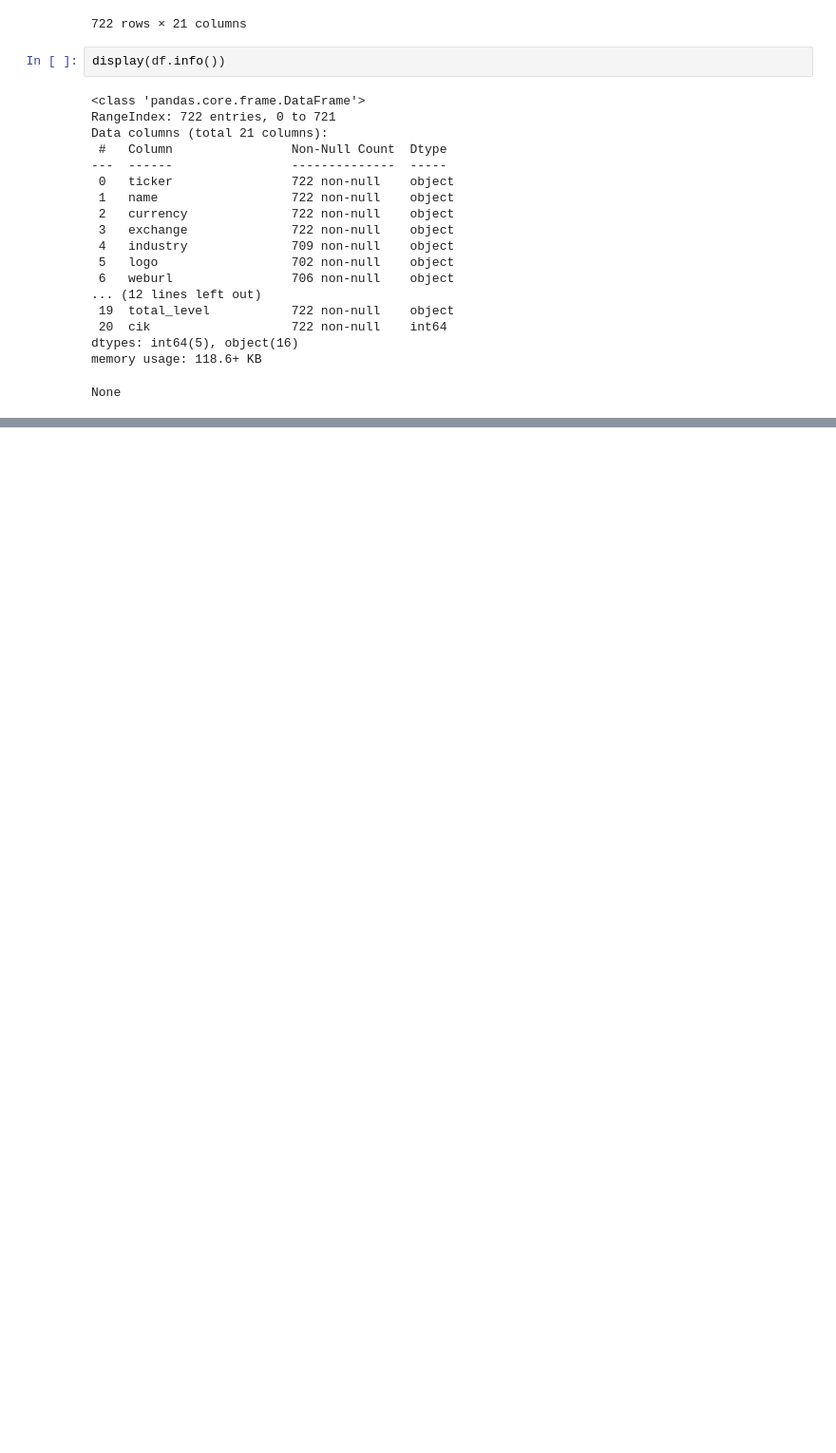
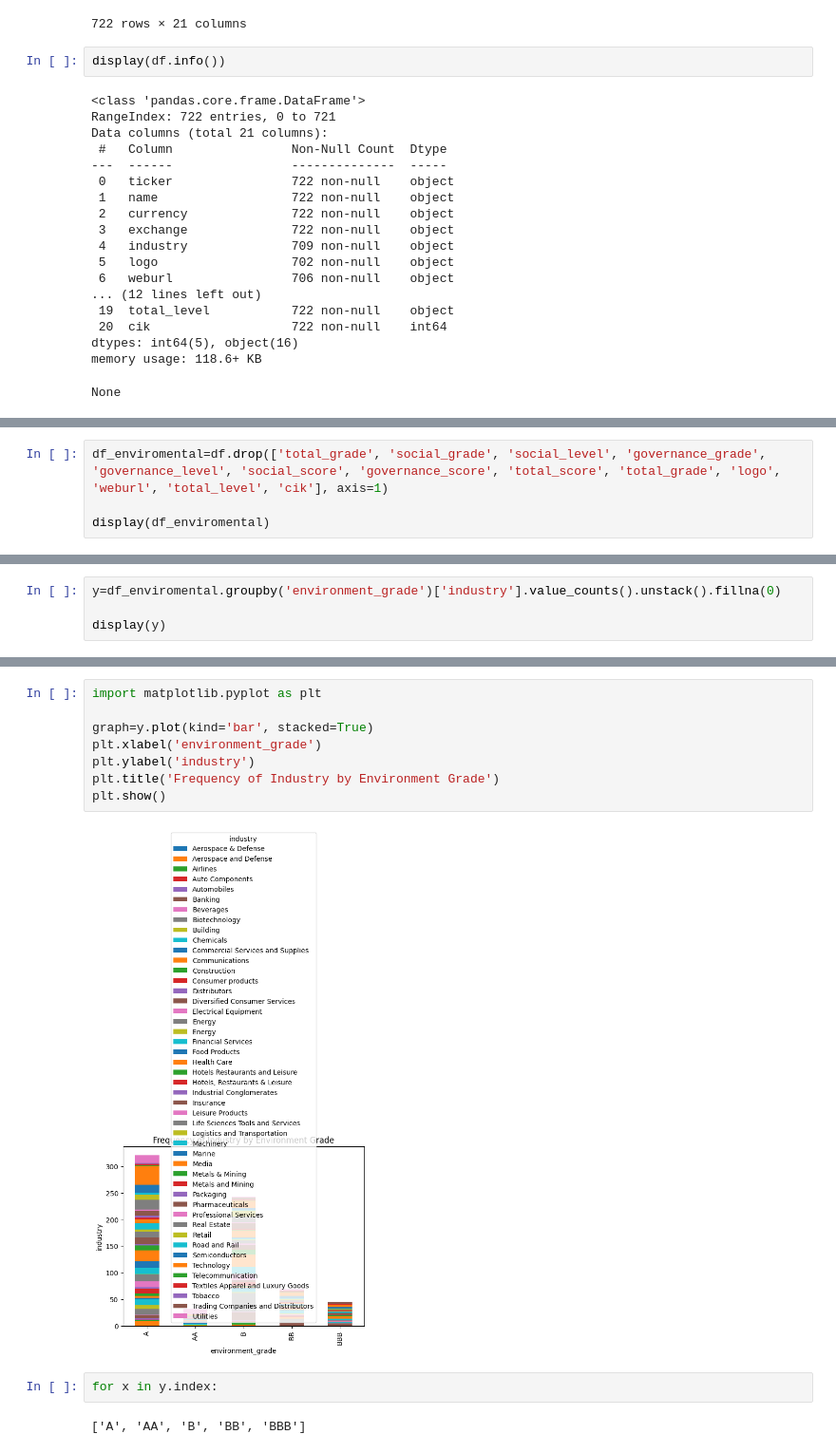
Before and after one commit to pedrocfontenele/Public-Company-ESG-Ratings-Datas, a Jupyter notebook: Untitled-1.ipynb, the cells around one changed output, grey strips where cells are left out. Shown at 95% size. Cells and saved outputs as stored; diff of their text form; blank space fills up the shorter version.

```diff
--- a/Untitled-1.ipynb
+++ b/Untitled-1.ipynb
@@ -53,0 +56,4 @@ Even with three of our columns with tree blank spaces, it's not necessary to exc
+# %%
+df_enviromental=df.drop(['total_grade', 'social_grade', 'social_level', 'governance_grade', 'governance_level', 'social_score', 'governance_score', 'total_score', 'total_grade', 'logo', 'weburl', 'total_level', 'cik'], axis=1)
+
+display(df_enviromental)
@@ -53,0 +106,4 @@ Even with three of our columns with tree blank spaces, it's not necessary to exc
+# %%
+y=df_enviromental.groupby('environment_grade')['industry'].value_counts().unstack().fillna(0)
+
+display(y)
@@ -53,0 +119,14 @@ Even with three of our columns with tree blank spaces, it's not necessary to exc
+# %%
+import matplotlib.pyplot as plt
+
+graph=y.plot(kind='bar', stacked=True)
+plt.xlabel('environment_grade')
+plt.ylabel('industry')
+plt.title('Frequency of Industry by Environment Grade')
+plt.show()
+# %% [output]
+[figure, added]
+# %%
+for x in y.index:
+# %% [output]
+['A', 'AA', 'B', 'BB', 'BBB']
```
Also changed, not shown: parts of 5 cells of this notebook.
